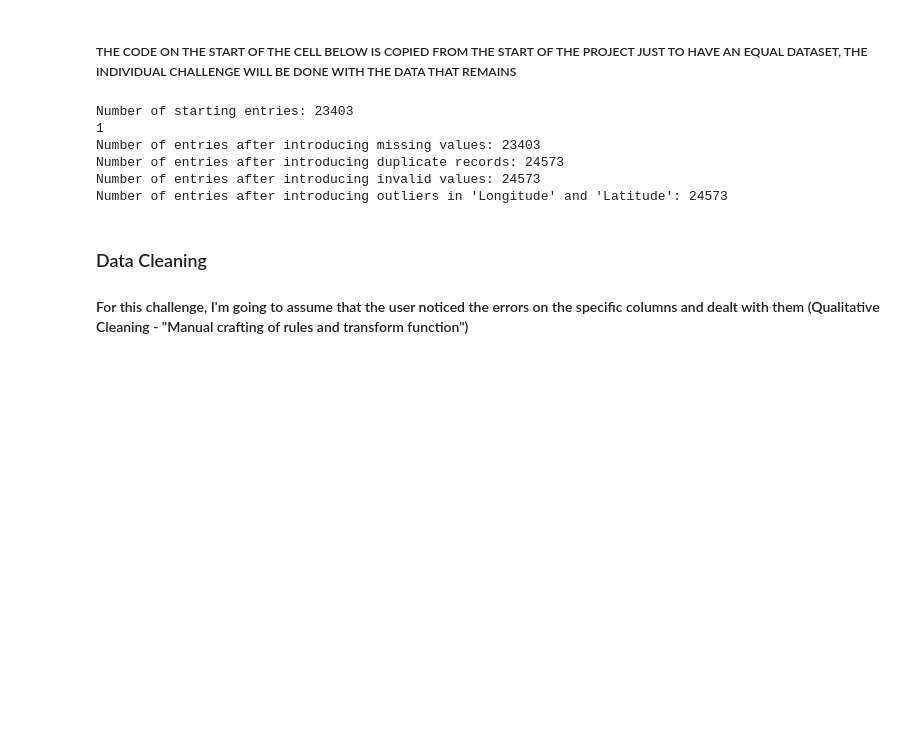
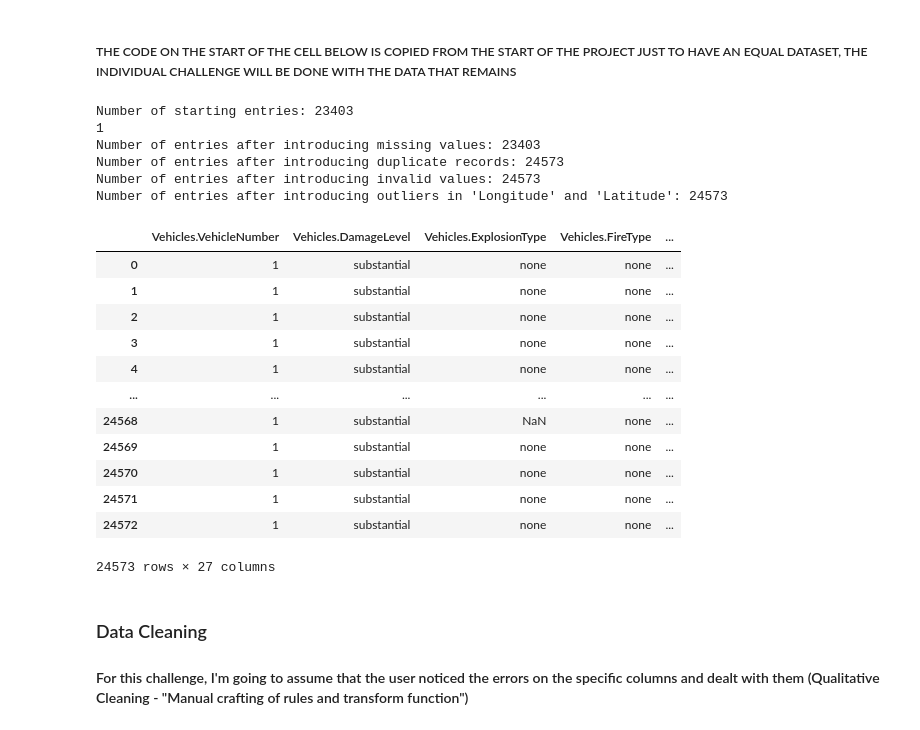
Before and after one commit to tratom/fcul-ipai-project, a Jupyter notebook: project.ipynb, the cells around one changed output. Cells and saved outputs as stored; diff of their text form; code cells hidden in the pictures; blank space fills up the shorter version.

```diff
--- a/project.ipynb
+++ b/project.ipynb
@@ -853,35 +853,49 @@ messy_ntsb = pd.concat([messy_ntsb, duplicates], ignore_index=True)
 print(f"Number of entries after introducing duplicate records: {len(messy_ntsb)}")
 n = len(messy_ntsb) # reset
 
 # Introducing negative and incorrect values for Vehicles.NumberOfEngines
 n_invalid = int(np.floor(0.05 * n)) # 0.05 = 5% induced negatives and incorrect
 # Randomly choose rows
 invalid_indices = np.random.choice(messy_ntsb.index, n_invalid, replace=False)
 # Flip values to negative (ensure they're numeric first)
 messy_ntsb.loc[invalid_indices, "Vehicles.NumberOfEngines"] = -messy_ntsb.loc[invalid_indices, "Vehicles.NumberOfEngines"].abs()
 # Randomly choose rows
 invalid_indices = np.random.choice(messy_ntsb.index, n_invalid, replace=False)
 # Flip values to negative (ensure they're numeric first)
 messy_ntsb.loc[invalid_indices, "Vehicles.NumberOfEngines"] = (messy_ntsb.loc[invalid_indices, "Vehicles.NumberOfEngines"] + (0.01*np.random.rand())) # add decimals to the Number of Engines
 print(f"Number of entries after introducing invalid values: {len(messy_ntsb)}")
 
 # Introducing Outliers in 'Longitude' and 'Latitude' columns
 n_outliers = int(np.floor(0.025 * n)) # 0.025 = 2.5% induced outliers
+# Longitude: valid range ~ -180 to 180
 outlier_indices = np.random.choice(messy_ntsb.index, n_outliers, replace=False)
-# Longitude: valid range ~ -180 to 180
 messy_ntsb.loc[outlier_indices, 'Longitude'] = (messy_ntsb.loc[outlier_indices, 'Longitude'] + np.random.uniform(400, 500, size=n_outliers)) # clearly invalid, just to induce
 # Latitude: valid range ~ -90 to 90
+outlier_indices = np.random.choice(messy_ntsb.index, n_outliers, replace=False)
 messy_ntsb.loc[outlier_indices, 'Latitude'] = (messy_ntsb.loc[outlier_indices, 'Latitude'] + np.random.uniform(200, 300, size=n_outliers)) # clearly invalid, just to induce
 print(f"Number of entries after introducing outliers in 'Longitude' and 'Latitude': {len(messy_ntsb)}")
 
-#messy_ntsb
+messy_ntsb
 # %% [output]
 Number of starting entries: 23403
 1
 Number of entries after introducing missing values: 23403
 Number of entries after introducing duplicate records: 24573
 Number of entries after introducing invalid values: 24573
 Number of entries after introducing outliers in 'Longitude' and 'Latitude': 24573
+|  | Vehicles.VehicleNumber | Vehicles.DamageLevel | Vehicles.ExplosionType | Vehicles.FireType | ... |
+| 0 | 1 | substantial | none | none | ... |
+| 1 | 1 | substantial | none | none | ... |
+| 2 | 1 | substantial | none | none | ... |
+| 3 | 1 | substantial | none | none | ... |
+| 4 | 1 | substantial | none | none | ... |
+| ... | ... | ... | ... | ... | ... |
+| 24568 | 1 | substantial | NaN | none | ... |
+| 24569 | 1 | substantial | none | none | ... |
+| 24570 | 1 | substantial | none | none | ... |
+| 24571 | 1 | substantial | none | none | ... |
+| 24572 | 1 | substantial | none | none | ... |
+24573 rows × 27 columns
 # %% [markdown]
 ### Data Cleaning
 #### For this challenge, I'm going to assume that the user noticed the errors on the specific columns and dealt with them (Qualitative Cleaning - "Manual crafting of rules and transform function")
```
Also changed, not shown: parts of 1 cell of this notebook.
